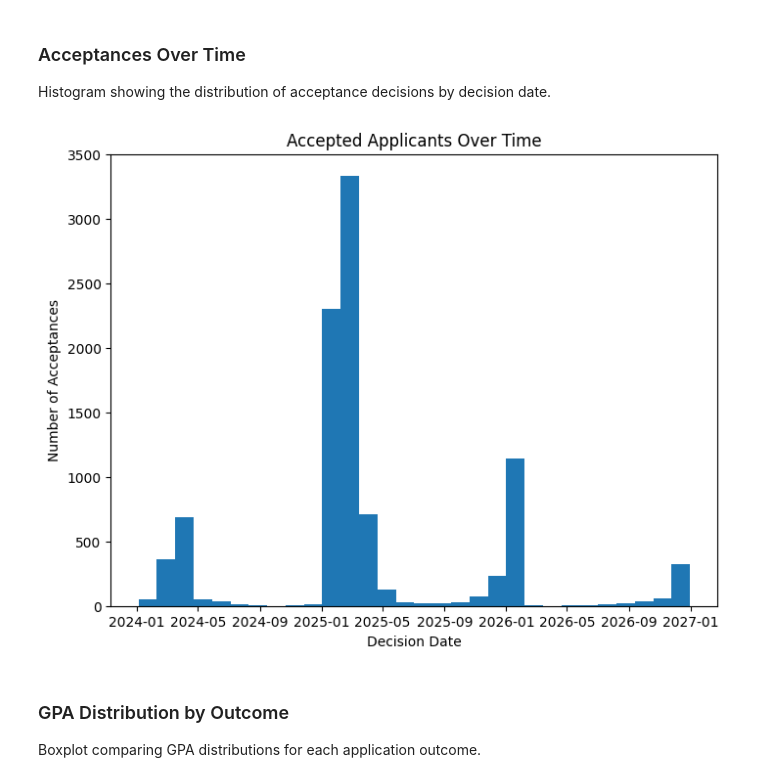
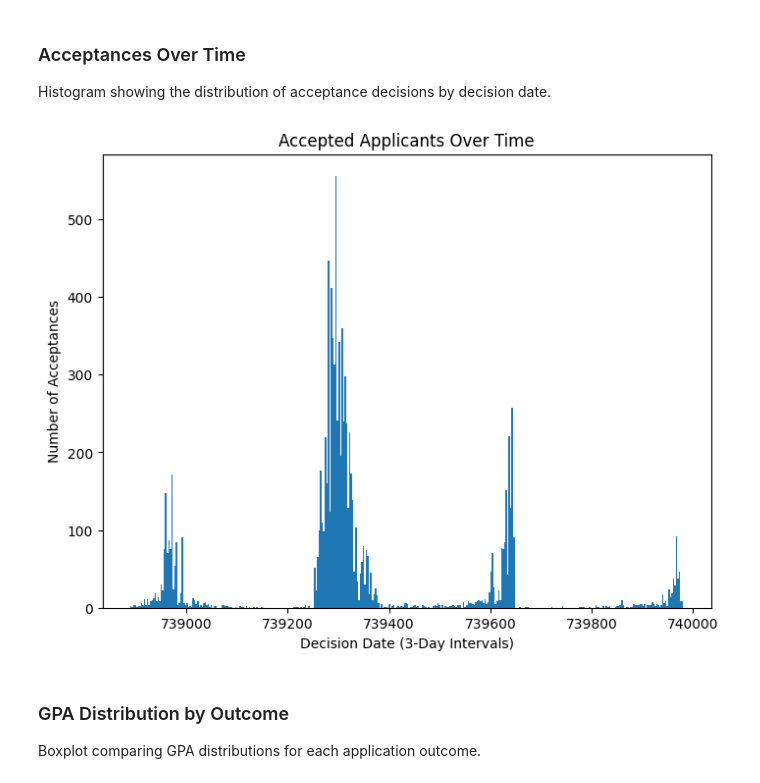
Before and after one commit to israchowdhry/jhu_software_concepts, a Jupyter notebook: module_8/module_8.ipynb, the cells around one changed output. Cells and saved outputs as stored; diff of their text form; code cells hidden in the pictures.

```diff
--- a/module_8/module_8.ipynb
+++ b/module_8/module_8.ipynb
@@ -862,19 +862,24 @@ Histogram showing the distribution of acceptance decisions by decision date.
 # %%
 accept_df = df[df["outcome"] == "Accepted"].copy()
 accept_df = accept_df.dropna(subset=["decision_date"])
 
-plt.figure(figsize=(8,6))
+# Convert to numeric (days) so we can control bin size
+dates = accept_df["decision_date"].map(lambda x: x.toordinal())
 
-plt.hist(accept_df["decision_date"], bins=30)
+# Create bins every 3 days
+bins = range(min(dates), max(dates) + 3, 3)
+
+plt.figure(figsize=(8, 6))
+plt.hist(dates, bins=bins)
 
 plt.title("Accepted Applicants Over Time")
-plt.xlabel("Decision Date")
+plt.xlabel("Decision Date (3-Day Intervals)")
 plt.ylabel("Number of Acceptances")
 
 plt.savefig("Acceptances-over-Time.png", dpi=300)
 plt.show()
 # %% [output]
-[figure, old version]
+[figure, new version]
 # %% [markdown]
 ### GPA Distribution by Outcome
 Boxplot comparing GPA distributions for each application outcome.
```
Also changed, not shown: 11 other files.
